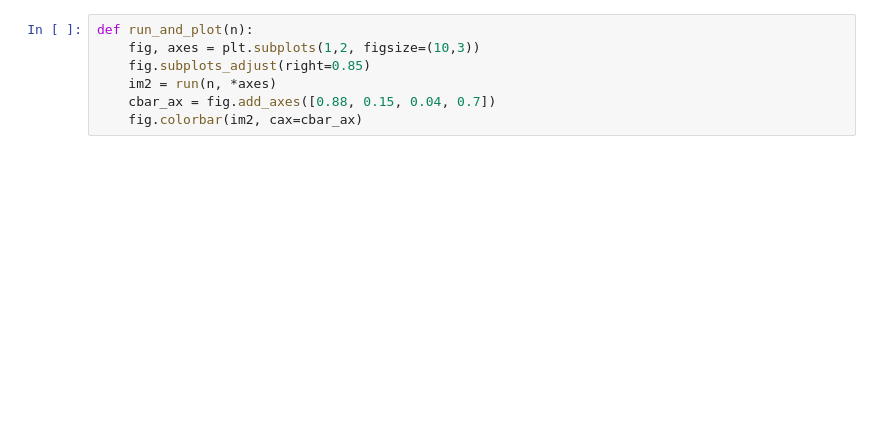
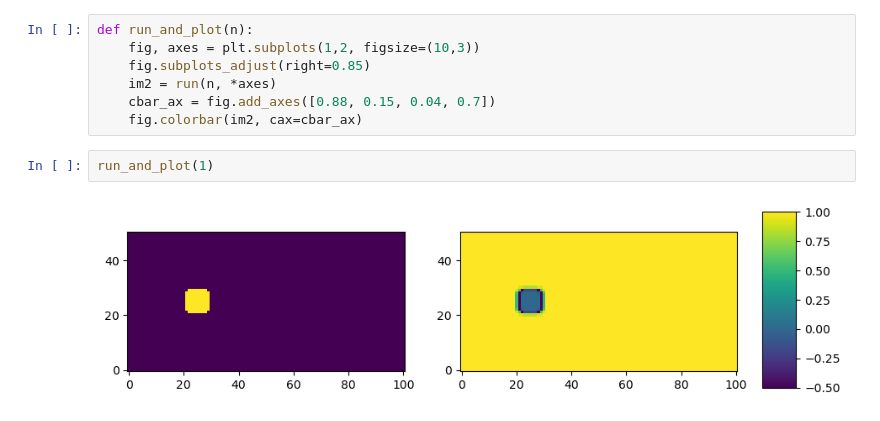
Before and after one commit to lettucecfd/lettuce, a Jupyter notebook: examples/obstacle.ipynb, the cells around one changed output. Saved outputs shown, nothing was run; the diff lists cells and outputs as text; blank space fills up the shorter version.

```diff
--- a/examples/obstacle.ipynb
+++ b/examples/obstacle.ipynb
@@ -32,6 +48,10 @@ def run_and_plot(n):
     im2 = run(n, *axes)
     cbar_ax = fig.add_axes([0.88, 0.15, 0.04, 0.7])
     fig.colorbar(im2, cax=cbar_ax)
+# %%
+run_and_plot(1)
+# %% [output]
+[figure, added]
 # %%
 run_and_plot(25)
 # %% [output]
```
Also changed, not shown: parts of 6 cells of this notebook, 3 other files.
